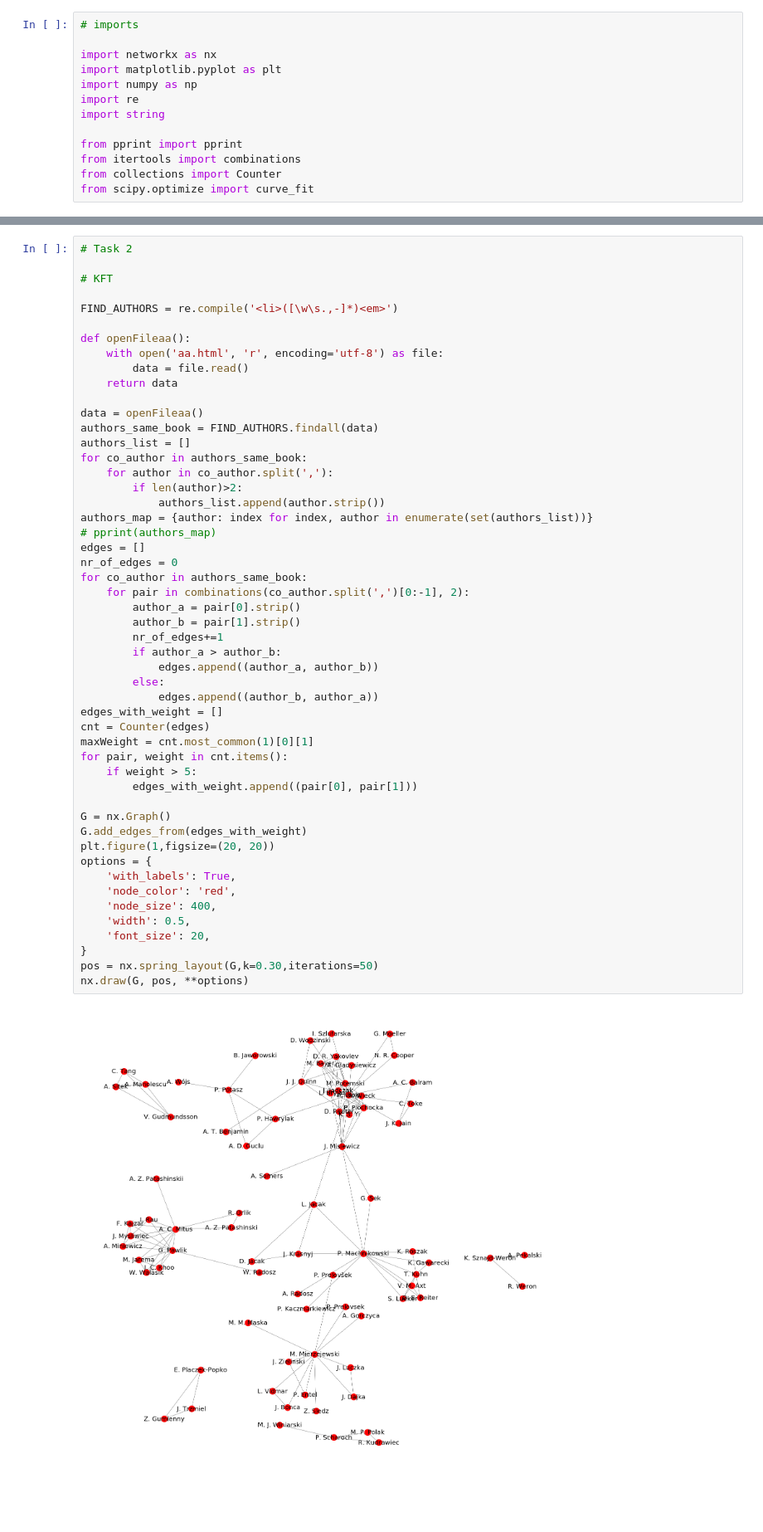
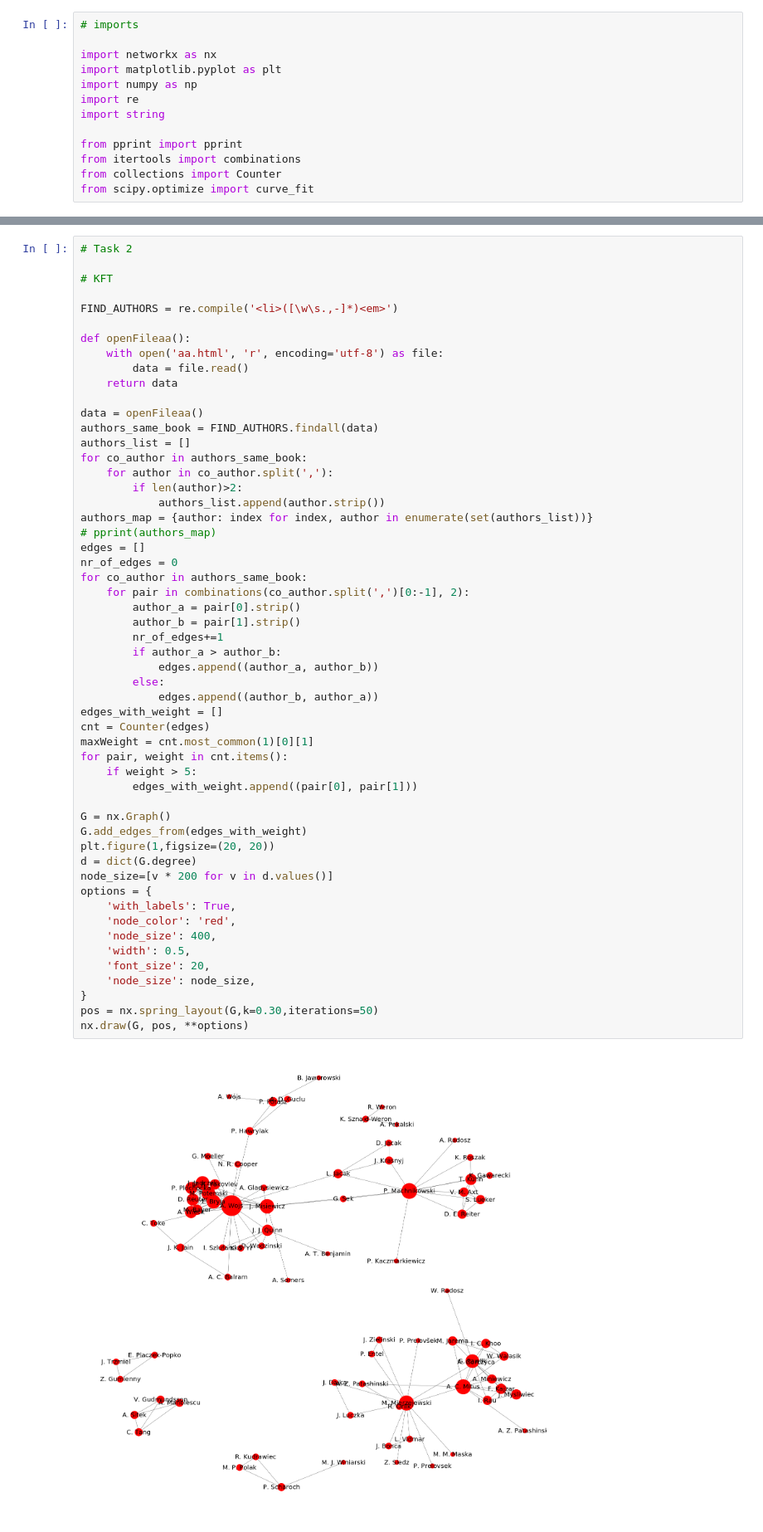
Before and after one commit to zgrzebnickij/semestrII, a Jupyter notebook: complexSystems/problem1/Problem1.ipynb, the cells around one changed output, grey strips where cells are left out. Shown at 83% size. Drawn from its saved outputs; the diff is of its cells as text; blank space fills up the shorter version.

```diff
--- a/complexSystems/problem1/Problem1.ipynb
+++ b/complexSystems/problem1/Problem1.ipynb
@@ -98,34 +100,37 @@ edges = []
 nr_of_edges = 0
 for co_author in authors_same_book:
     for pair in combinations(co_author.split(',')[0:-1], 2):
         author_a = pair[0].strip()
         author_b = pair[1].strip()
         nr_of_edges+=1
         if author_a > author_b:
             edges.append((author_a, author_b))
         else:
             edges.append((author_b, author_a))
 edges_with_weight = []
 cnt = Counter(edges)
 maxWeight = cnt.most_common(1)[0][1]
 for pair, weight in cnt.items():
     if weight > 5:
         edges_with_weight.append((pair[0], pair[1]))
 
 G = nx.Graph()
 G.add_edges_from(edges_with_weight)
 plt.figure(1,figsize=(20, 20))
+d = dict(G.degree)
+node_size=[v * 200 for v in d.values()]
 options = {
     'with_labels': True,
     'node_color': 'red',
     'node_size': 400,
     'width': 0.5,
     'font_size': 20,
+    'node_size': node_size,
 }
 pos = nx.spring_layout(G,k=0.30,iterations=50)
 nx.draw(G, pos, **options)
 # %% [output]
-[figure, old version]
+[figure, new version]
 # %%
 def cleanText(text):
     for char in string.punctuation + "‘’":
```
Also changed, not shown: parts of 3 cells of this notebook.
